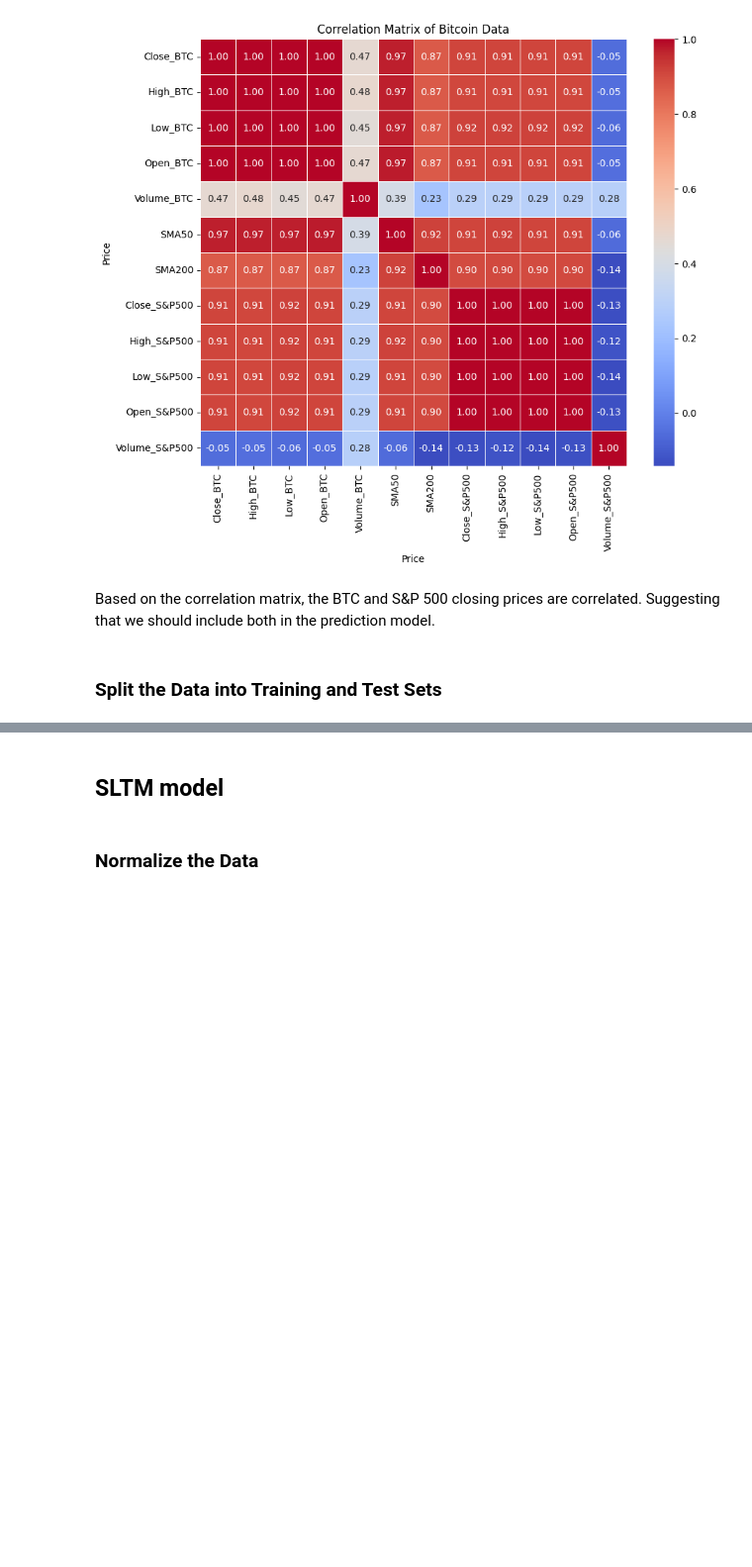
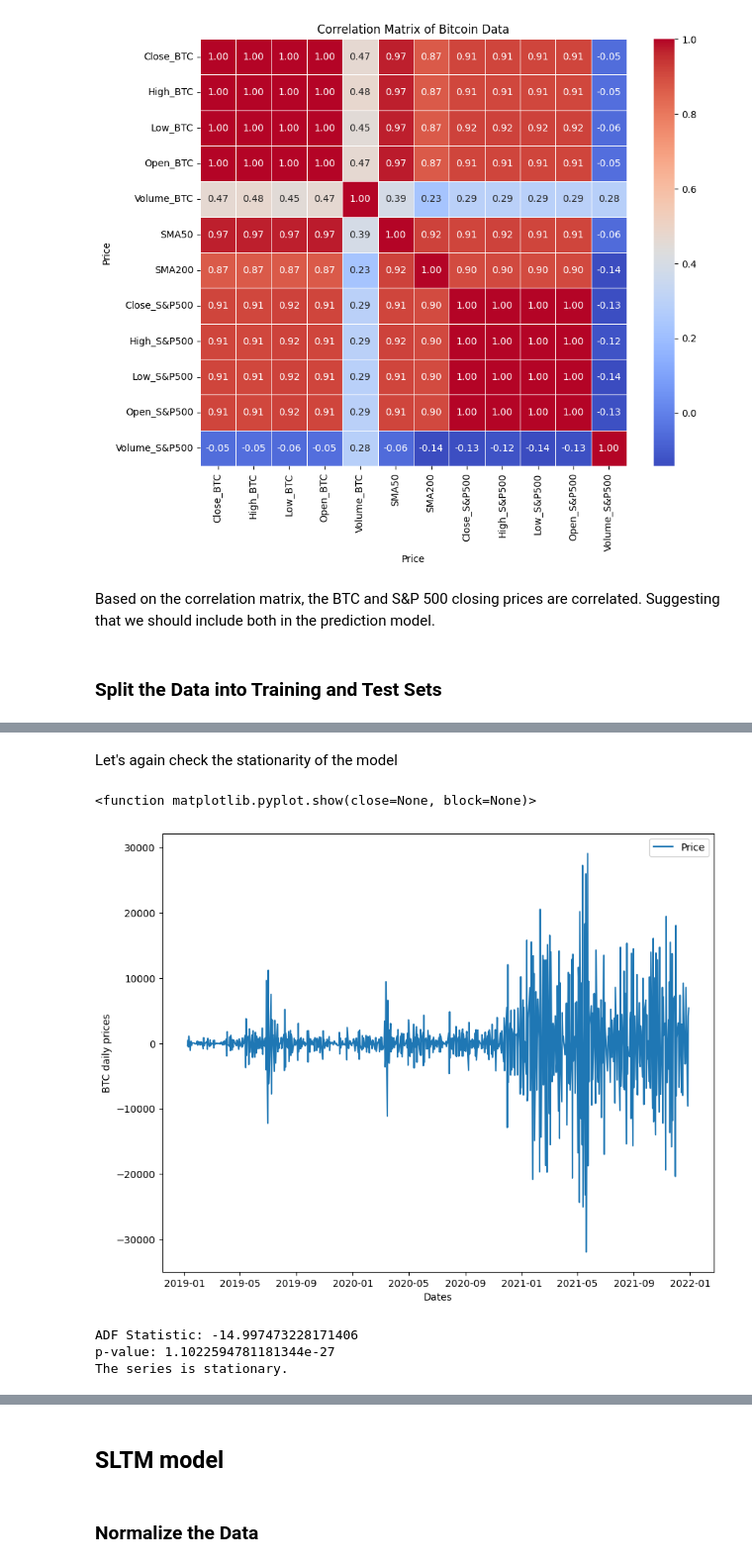
Before and after one commit to amajji/real-time-stock-price-forecasting-with-prophet-llm-news-sentiment-analysis, a Jupyter notebook: Crypto-price-forcasting.ipynb, the cells around one changed output, grey strips where cells are left out. Shown at 99% size. Saved outputs shown, nothing was run; the diff lists cells and outputs as text; code cells hidden in the pictures; blank space fills up the shorter version.

Commit message:
update models

```diff
--- a/Crypto-price-forcasting.ipynb
+++ b/Crypto-price-forcasting.ipynb
@@ -165,0 +266,35 @@ data_test_index = data_test.index
+# %%
+data_diff_train = data_train.diff().dropna()  # First differencing
+
+data_diff_train = data_diff_train.diff().dropna()  # First differencing
+
+data_diff_train = data_diff_train.diff().dropna()  # First differencing
+
+data_diff_train = data_diff_train.diff().dropna()  # First differencing
+# %% [markdown]
+Let's again check the stationarity of the model
+# %%
+# print BTC prices
+plt.figure(figsize=(10,8))
+plt.plot(data_diff_train["Close_BTC"], label='Price')
+plt.xlabel("Dates")
+plt.ylabel("BTC daily prices")
+plt.legend()
+plt.show
+# %% [output]
+<function matplotlib.pyplot.show(close=None, block=None)>
+[figure, added]
+# %%
+# Perform ADF test to check for stationarity
+result = adfuller(data_diff_train['Close_BTC'])
+print(f"ADF Statistic: {result[0]}")
+print(f"p-value: {result[1]}")
+
+if result[1] < 0.05:
+    print("The series is stationary.")
+else:
+    print("The series is non-stationary. Consider differencing.")
+# %% [output]
+ADF Statistic: -14.997473228171406
+p-value: 1.1022594781181344e-27
+The series is stationary.
```
Also changed, not shown: parts of 33 cells of this notebook.
